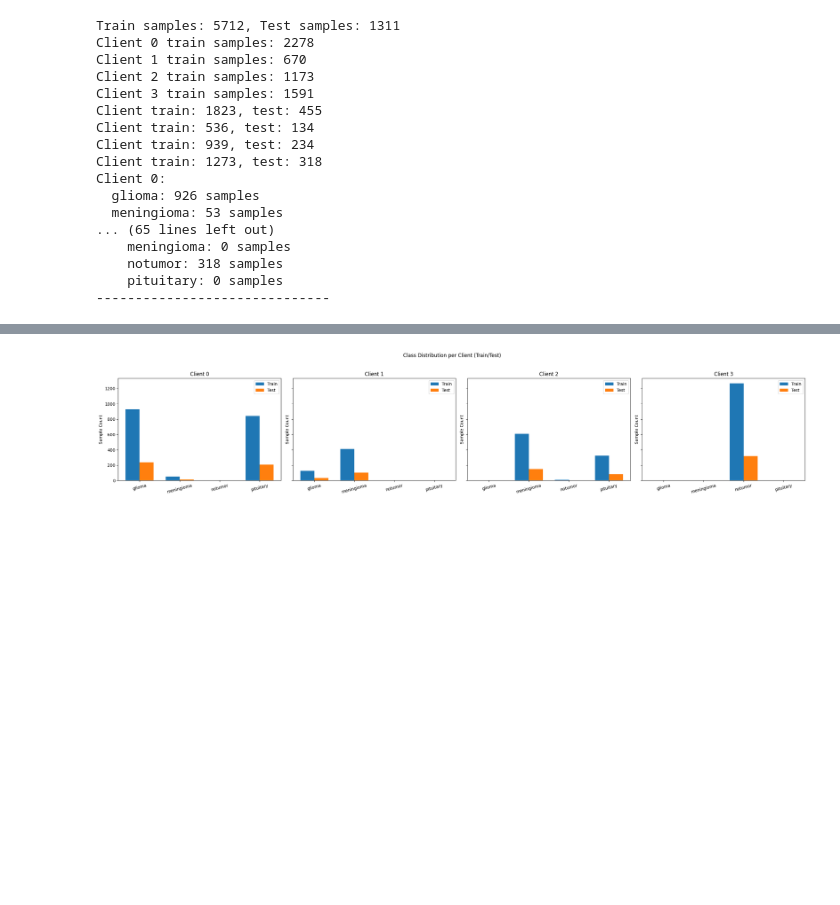
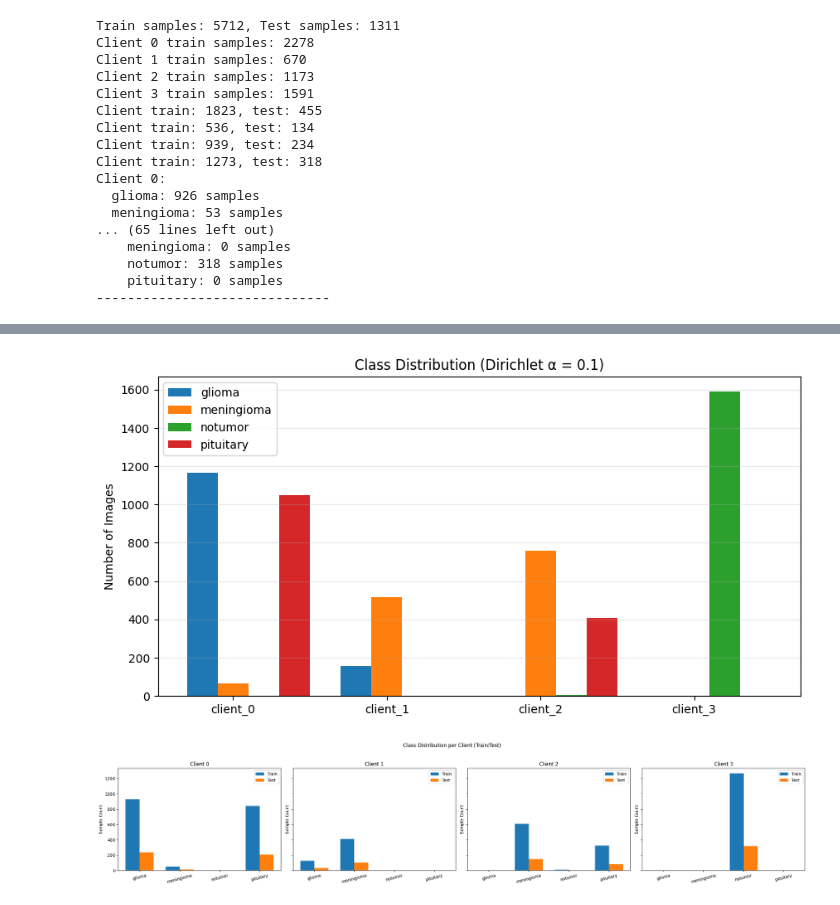
Before and after one commit to pamcast/KI_project, a Jupyter notebook: Jupyter-notebooks/federated_extreme_iid.ipynb, the cells around one changed output, grey strips where cells are left out. Saved outputs shown, nothing was run; the diff lists cells and outputs as text; code cells hidden in the pictures; blank space fills up the shorter version.

```diff
--- a/Jupyter-notebooks/federated_extreme_iid.ipynb
+++ b/Jupyter-notebooks/federated_extreme_iid.ipynb
@@ -121,3 +159,7 @@ Client 0:
+# %%
+dist_extreme = plot_class_distribution(client_subsets, class_names, alpha_value=0.1)
+# %% [output]
+[figure, added]
 # %%
 import matplotlib.pyplot as plt
 import numpy as np
```
Also changed, not shown: parts of 2 cells of this notebook, 1 other file.
